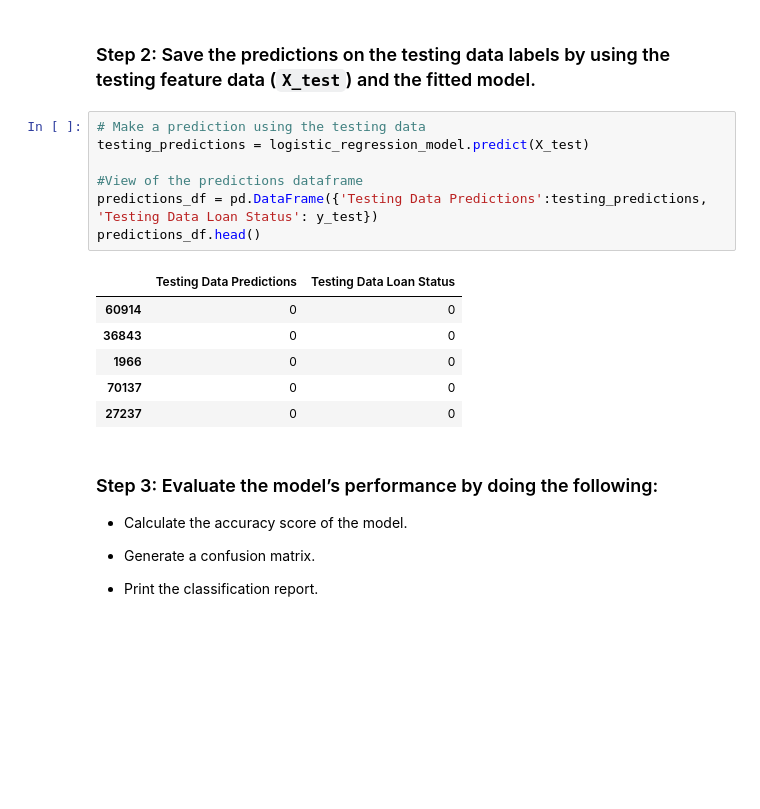
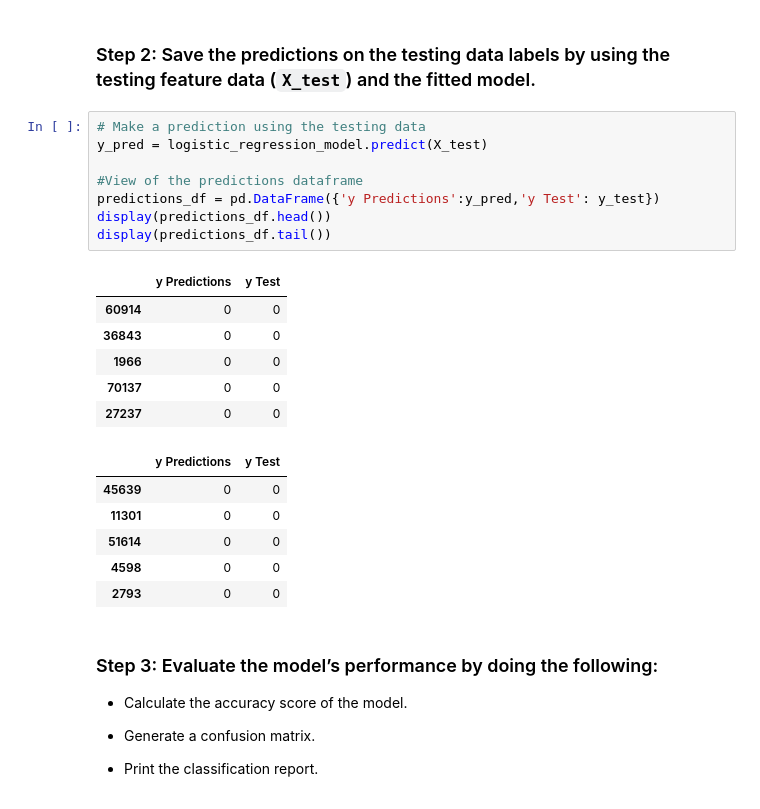
Before and after one commit to ssenhouse/challenge-12-060823, a Jupyter notebook: Starter_Code/credit_risk_resampling.ipynb, the cells around one changed output. Saved outputs shown, nothing was run; the diff lists cells and outputs as text; blank space fills up the shorter version.

Commit message:
Added summary details from models and updated variable names

```diff
--- a/Starter_Code/credit_risk_resampling.ipynb
+++ b/Starter_Code/credit_risk_resampling.ipynb
@@ -204,18 +204,25 @@ LogisticRegression()
 ### Step 2: Save the predictions on the testing data labels by using the testing feature data (`X_test`) and the fitted model.
 # %%
 # Make a prediction using the testing data
-testing_predictions = logistic_regression_model.predict(X_test)
+y_pred = logistic_regression_model.predict(X_test)
 
 #View of the predictions dataframe
-predictions_df = pd.DataFrame({'Testing Data Predictions':testing_predictions, 'Testing Data Loan Status': y_test})
-predictions_df.head()
+predictions_df = pd.DataFrame({'y Predictions':y_pred,'y Test': y_test})
+display(predictions_df.head())
+display(predictions_df.tail())
 # %% [output]
-|  | Testing Data Predictions | Testing Data Loan Status |
+|  | y Predictions | y Test |
 | 60914 | 0 | 0 |
 | 36843 | 0 | 0 |
 | 1966 | 0 | 0 |
 | 70137 | 0 | 0 |
 | 27237 | 0 | 0 |
+|  | y Predictions | y Test |
+| 45639 | 0 | 0 |
+| 11301 | 0 | 0 |
+| 51614 | 0 | 0 |
+| 4598 | 0 | 0 |
+| 2793 | 0 | 0 |
 # %% [markdown]
 ### Step 3: Evaluate the model’s performance by doing the following:
 
```
Also changed, not shown: parts of 8 cells of this notebook.
